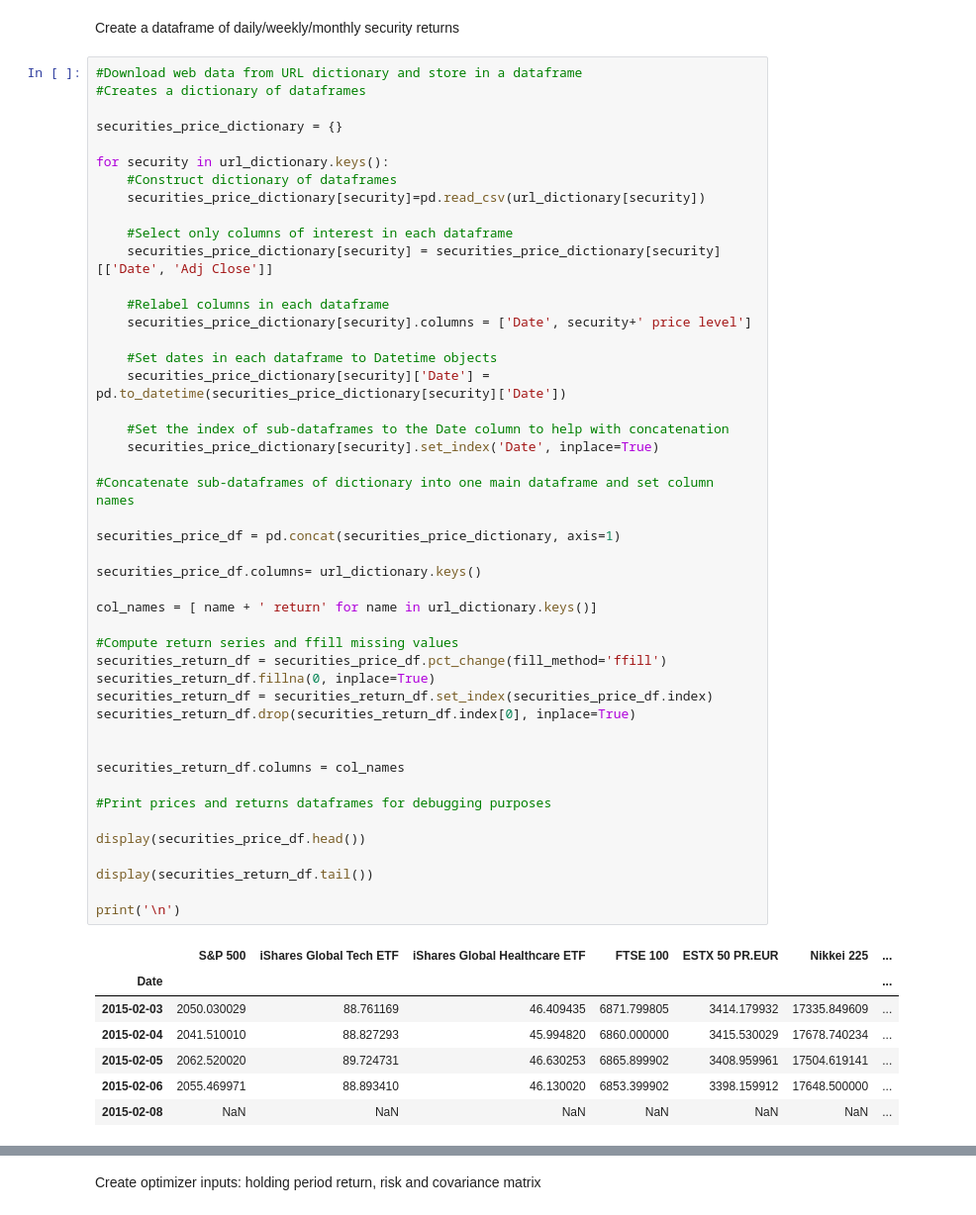
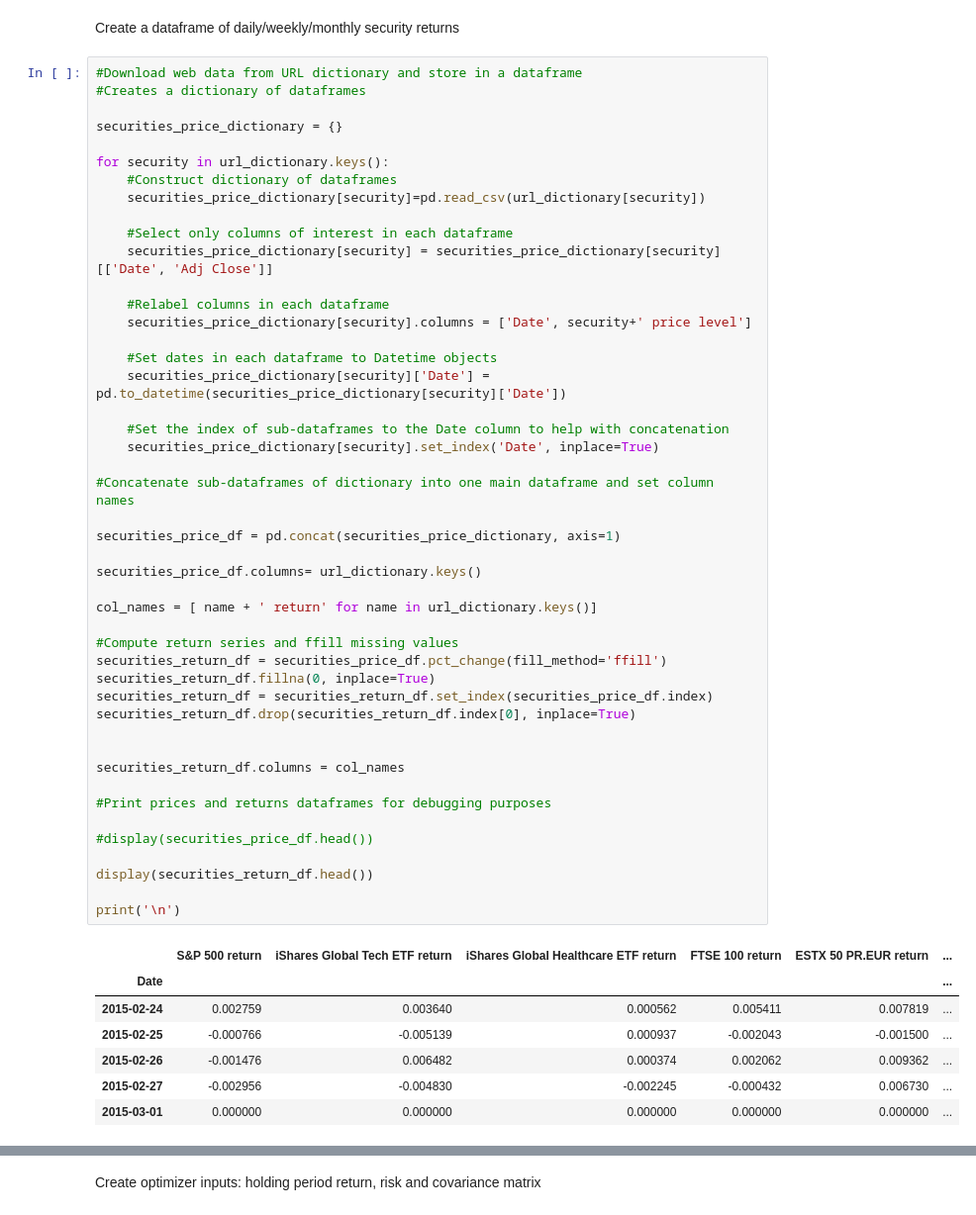
Before and after one commit to dhirlea/Portfolio-Optimizer, a Jupyter notebook: YahooPortfolioOptimizer.ipynb, the cells around one changed output, grey strips where cells are left out. Shown at 99% size. Drawn from its saved outputs; the diff is of its cells as text.

```diff
--- a/YahooPortfolioOptimizer.ipynb
+++ b/YahooPortfolioOptimizer.ipynb
@@ -93,39 +93,39 @@ for security in url_dictionary.keys():
 
     #Set dates in each dataframe to Datetime objects
     securities_price_dictionary[security]['Date'] = pd.to_datetime(securities_price_dictionary[security]['Date'])
 
     #Set the index of sub-dataframes to the Date column to help with concatenation
     securities_price_dictionary[security].set_index('Date', inplace=True)
 
 #Concatenate sub-dataframes of dictionary into one main dataframe and set column names
 
 securities_price_df = pd.concat(securities_price_dictionary, axis=1)
 
 securities_price_df.columns= url_dictionary.keys()
 
 col_names = [ name + ' return' for name in url_dictionary.keys()]
 
 #Compute return series and ffill missing values
 securities_return_df = securities_price_df.pct_change(fill_method='ffill')
 securities_return_df.fillna(0, inplace=True)
 securities_return_df = securities_return_df.set_index(securities_price_df.index)
 securities_return_df.drop(securities_return_df.index[0], inplace=True)
 
 
 securities_return_df.columns = col_names
 
 #Print prices and returns dataframes for debugging purposes
 
-display(securities_price_df.head())
+#display(securities_price_df.head())
 
-display(securities_return_df.tail())
+display(securities_return_df.head())
 
 print('\n')
 # %% [output]
-|  | S&P 500 | iShares Global Tech ETF | iShares Global Healthcare ETF | FTSE 100 | ESTX 50 PR.EUR | Nikkei 225 | ... |
-| Date |  |  |  |  |  |  | ... |
-| 2015-02-03 | 2050.030029 | 88.761169 | 46.409435 | 6871.799805 | 3414.179932 | 17335.849609 | ... |
-| 2015-02-04 | 2041.510010 | 88.827293 | 45.994820 | 6860.000000 | 3415.530029 | 17678.740234 | ... |
-| 2015-02-05 | 2062.520020 | 89.724731 | 46.630253 | 6865.899902 | 3408.959961 | 17504.619141 | ... |
-| 2015-02-06 | 2055.469971 | 88.893410 | 46.130020 | 6853.399902 | 3398.159912 | 17648.500000 | ... |
-| 2015-02-08 | NaN | NaN | NaN | NaN | NaN | NaN | ... |
+|  | S&P 500 return | iShares Global Tech ETF return | iShares Global Healthcare ETF return | FTSE 100 return | ESTX 50 PR.EUR return | ... |
+| Date |  |  |  |  |  | ... |
+| 2015-02-24 | 0.002759 | 0.003640 | 0.000562 | 0.005411 | 0.007819 | ... |
+| 2015-02-25 | -0.000766 | -0.005139 | 0.000937 | -0.002043 | -0.001500 | ... |
+| 2015-02-26 | -0.001476 | 0.006482 | 0.000374 | 0.002062 | 0.009362 | ... |
+| 2015-02-27 | -0.002956 | -0.004830 | -0.002245 | -0.000432 | 0.006730 | ... |
+| 2015-03-01 | 0.000000 | 0.000000 | 0.000000 | 0.000000 | 0.000000 | ... |
```
Also changed, not shown: parts of 6 cells of this notebook.
